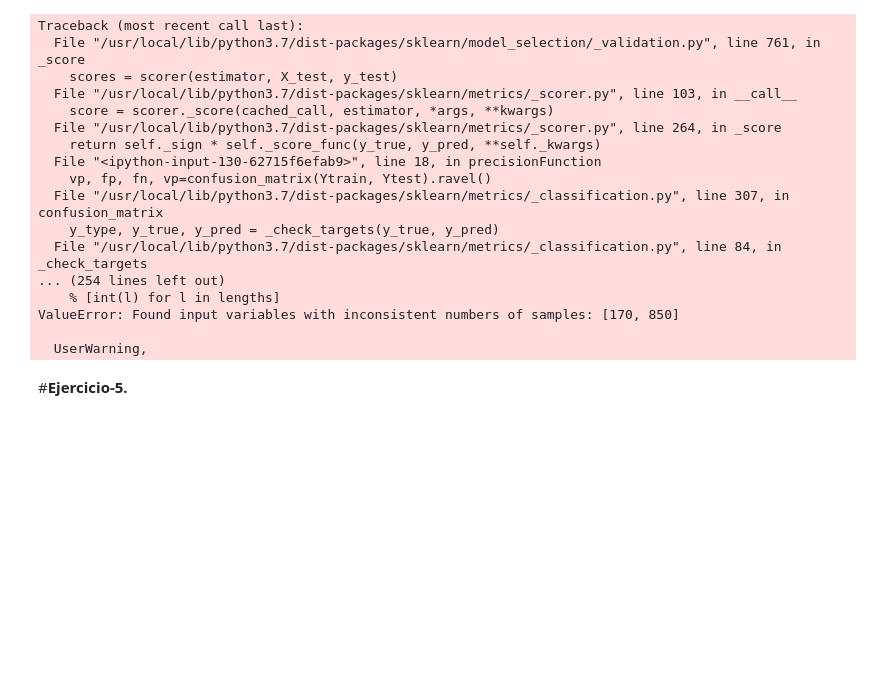
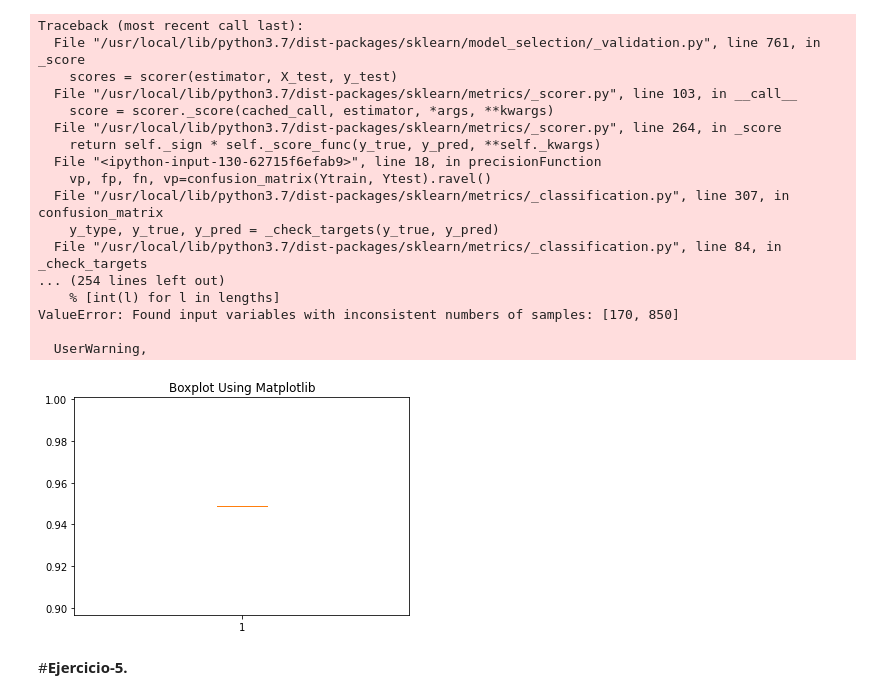
Before and after one commit to Samara332/Equipo3, a Jupyter notebook: Arboldedecision_Equipo3.ipynb, the cells around one changed output. Cells and saved outputs as stored; diff of their text form; code cells hidden in the pictures; blank space fills up the shorter version.

```diff
--- a/Arboldedecision_Equipo3.ipynb
+++ b/Arboldedecision_Equipo3.ipynb
@@ -529,6 +529,12 @@ Traceback (most recent call last):
 ValueError: Found input variables with inconsistent numbers of samples: [170, 850]
 
   UserWarning,
+# %%
+#DIAGRAMA DE CAJAS Y BIGOTES
+plt.boxplot(scores, labels=modelosNombres, showmeans=True)
+plt.show()
+# %% [output]
+[figure, added]
 # %% [markdown]
 #**Ejercicio-5.**
 # %%
```
